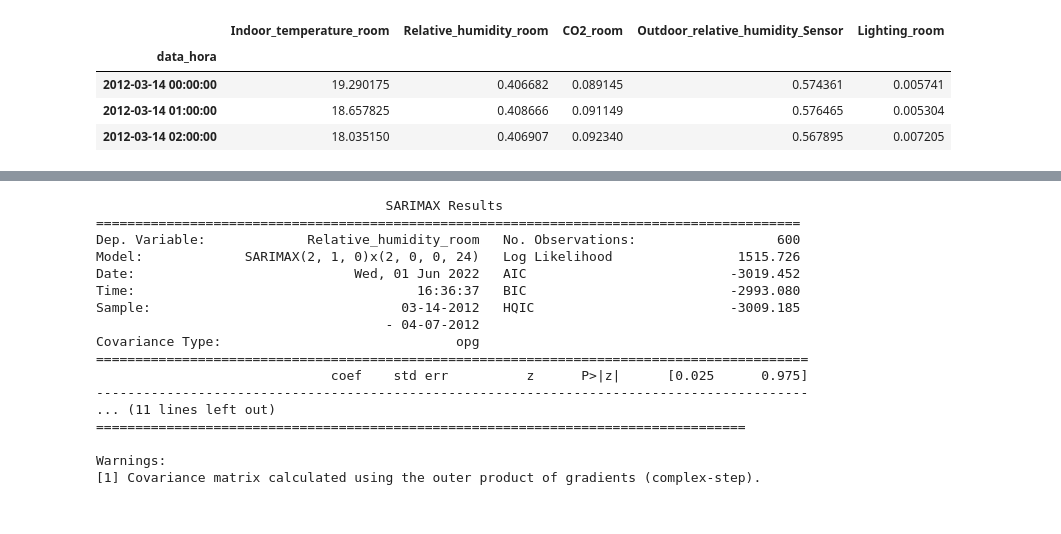
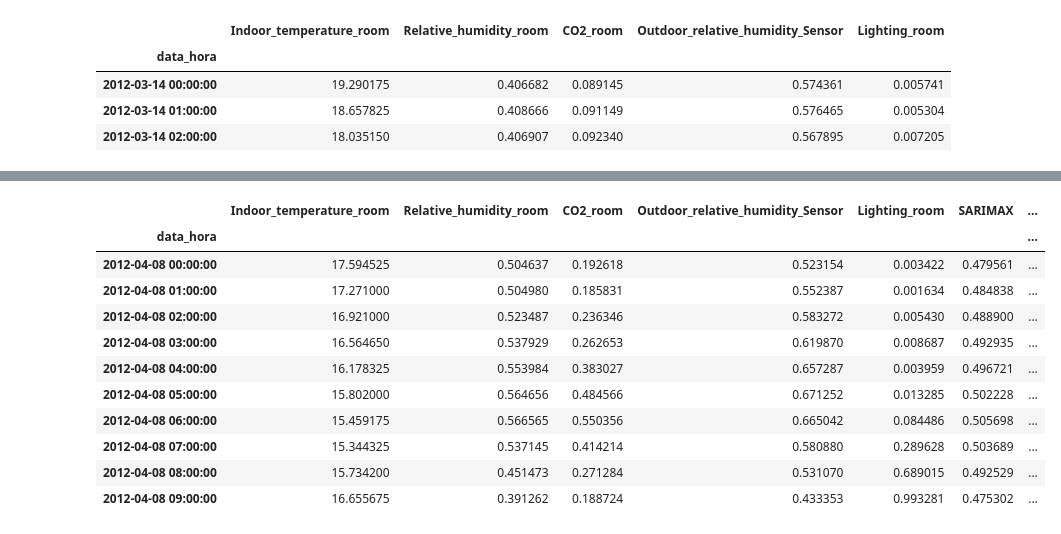
Before and after one commit to HedersonSantos/SmartHome, a Jupyter notebook: seriesTemporais_sarimax_2.ipynb, the cells around one changed output, grey strips where cells are left out. Saved outputs shown, nothing was run; the diff lists cells and outputs as text; code cells hidden in the pictures.

```diff
--- a/seriesTemporais_sarimax_2.ipynb
+++ b/seriesTemporais_sarimax_2.ipynb
@@ -298,24 +229,0 @@ exog = dfTreino['Indoor_temperature_room']
-# %%
-import statsmodels.api as sm
-
-modelo = sm.tsa.statespace.SARIMAX(endog, exog, order=(2,1,0) ,seasonal_order=(2,0,0,24))
-resultado = modelo.fit(disp=False)
-print(resultado.summary())
-# %% [output]
-                                     SARIMAX Results
-==========================================================================================
-Dep. Variable:             Relative_humidity_room   No. Observations:                  600
-Model:             SARIMAX(2, 1, 0)x(2, 0, 0, 24)   Log Likelihood                1515.726
-Date:                            Wed, 01 Jun 2022   AIC                          -3019.452
-Time:                                    16:36:37   BIC                          -2993.080
-Sample:                                03-14-2012   HQIC                         -3009.185
-                                     - 04-07-2012
-Covariance Type:                              opg
-===========================================================================================
-                              coef    std err          z      P>|z|      [0.025      0.975]
--------------------------------------------------------------------------------------------
-... (11 lines left out)
-===================================================================================
-
-Warnings:
-[1] Covariance matrix calculated using the outer product of gradients (complex-step).
@@ -329 +241,16 @@ dfTeste['SARIMAX']=previsao
+# %%
+dfTeste.head(10)
+# %% [output]
+|  | Indoor_temperature_room | Relative_humidity_room | CO2_room | Outdoor_relative_humidity_Sensor | Lighting_room | SARIMAX | ... |
+| data_hora |  |  |  |  |  |  | ... |
+| 2012-04-08 00:00:00 | 17.594525 | 0.504637 | 0.192618 | 0.523154 | 0.003422 | 0.479561 | ... |
+| 2012-04-08 01:00:00 | 17.271000 | 0.504980 | 0.185831 | 0.552387 | 0.001634 | 0.484838 | ... |
+| 2012-04-08 02:00:00 | 16.921000 | 0.523487 | 0.236346 | 0.583272 | 0.005430 | 0.488900 | ... |
+| 2012-04-08 03:00:00 | 16.564650 | 0.537929 | 0.262653 | 0.619870 | 0.008687 | 0.492935 | ... |
+| 2012-04-08 04:00:00 | 16.178325 | 0.553984 | 0.383027 | 0.657287 | 0.003959 | 0.496721 | ... |
+| 2012-04-08 05:00:00 | 15.802000 | 0.564656 | 0.484566 | 0.671252 | 0.013285 | 0.502228 | ... |
+| 2012-04-08 06:00:00 | 15.459175 | 0.566565 | 0.550356 | 0.665042 | 0.084486 | 0.505698 | ... |
+| 2012-04-08 07:00:00 | 15.344325 | 0.537145 | 0.414214 | 0.580880 | 0.289628 | 0.503689 | ... |
+| 2012-04-08 08:00:00 | 15.734200 | 0.451473 | 0.271284 | 0.531070 | 0.689015 | 0.492529 | ... |
+| 2012-04-08 09:00:00 | 16.655675 | 0.391262 | 0.188724 | 0.433353 | 0.993281 | 0.475302 | ... |
 # %%
```
Also changed, not shown: parts of 17 cells of this notebook.
